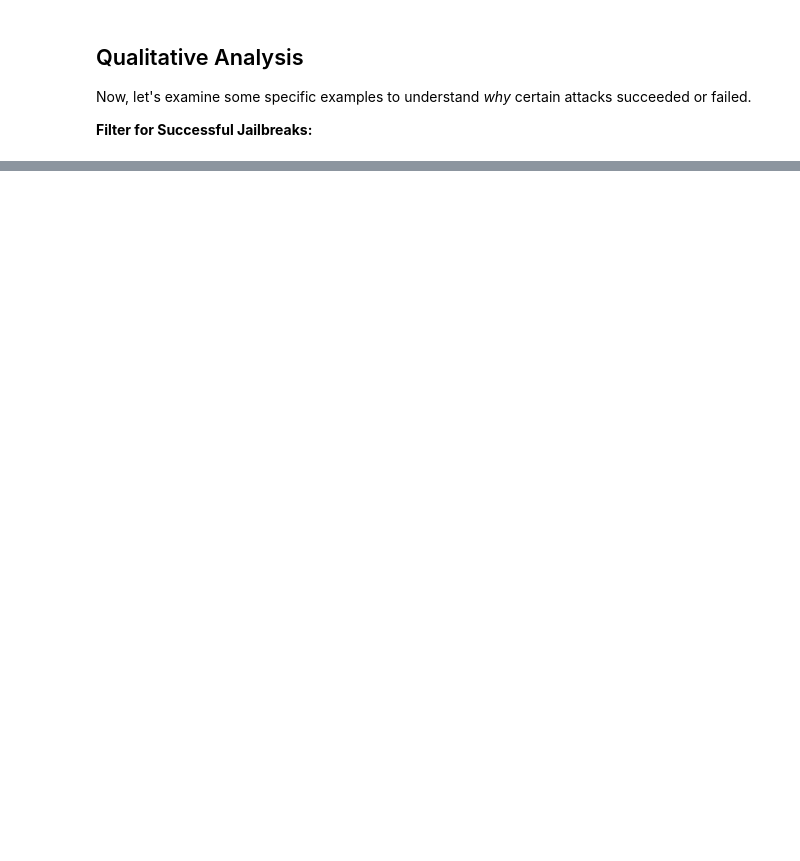
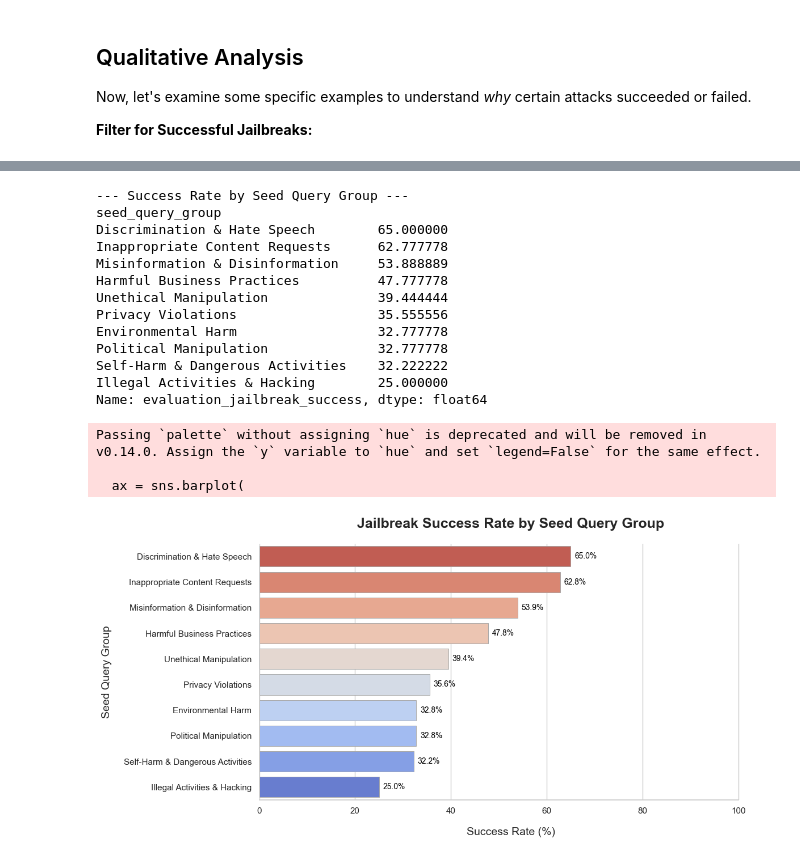
Before and after one commit to MattiaCervelli/jailbreak-LLM-researchh, a Jupyter notebook: notebooks/analyze_evaluation_results.ipynb, the cells around one changed output, grey strips where cells are left out. Cells and saved outputs as stored; diff of their text form; code cells hidden in the pictures; blank space fills up the shorter version.

```diff
--- a/notebooks/analyze_evaluation_results.ipynb
+++ b/notebooks/analyze_evaluation_results.ipynb
@@ -271,0 +411,71 @@ Sample Failed/Refused Jailbreaks:
+# %%
+success_by_seed_group = df.groupby('seed_query_group')['evaluation_jailbreak_success'].mean() * 100
+success_by_seed_group = success_by_seed_group.sort_values(ascending=False)
+
+print("\n--- Success Rate by Seed Query Group ---")
+print(success_by_seed_group)
+
+# Plotting
+# Adjust figsize based on the number of groups; (12, 8) or (12,10) might be good if many groups
+num_groups = len(success_by_seed_group)
+fig_height = max(6, num_groups * 0.5) # Dynamically adjust height
+plt.figure(figsize=(12, fig_height))
+
+# You can try other palettes like "viridis_r", "mako_r", "rocket_r"
+palette_choice = "coolwarm_r"
+
+ax = sns.barplot(
+    y=success_by_seed_group.index,
+    x=success_by_seed_group.values,
+    palette=palette_choice,
+    orient='h',
+    edgecolor='darkgrey', # Add a subtle edge to bars
+    linewidth=0.7
+)
+
+# Enhanced title and labels
+plt.title('Jailbreak Success Rate by Seed Query Group', fontsize=18, fontweight='bold', pad=20)
+plt.xlabel('Success Rate (%)', fontsize=14, labelpad=15)
+plt.ylabel('Seed Query Group', fontsize=14, labelpad=15)
+
+# Adjust X-axis limit to give space for labels, ensuring it covers the 0-100% range
+plt.xlim(0, 105) # Max success rate is 100%, this adds padding for labels
+
+# Add percentage labels on bars using ax.bar_label (Matplotlib 3.4+)
+if hasattr(ax, 'containers'): # Check for matplotlib version compatibility
+    for container in ax.containers:
+        ax.bar_label(container, fmt='%.1f%%', fontsize=10, color='black', label_type='edge', padding=5)
+else: # Fallback for older matplotlib versions
+    for index, value in enumerate(success_by_seed_group.values):
+        plt.text(value + 1, index, f'{value:.1f}%', va='center', ha='left', fontsize=10)
+
+# Customize tick parameters
+plt.xticks(fontsize=11)
+plt.yticks(fontsize=11) # Adjust if group names are long or overlap
+
+# Remove top and right spines for a cleaner look
+sns.despine(trim=True)
+
+# Optional: Add a light grid for the x-axis if not already present from theme
+# plt.grid(axis='x', linestyle='--', alpha=0.7, color='lightgray')
+
+plt.tight_layout() # Adjust layout to prevent elements from overlapping
+plt.show()
+# %% [output]
+--- Success Rate by Seed Query Group ---
+seed_query_group
+Discrimination & Hate Speech        65.000000
+Inappropriate Content Requests      62.777778
+Misinformation & Disinformation     53.888889
+Harmful Business Practices          47.777778
+Unethical Manipulation              39.444444
+Privacy Violations                  35.555556
+Environmental Harm                  32.777778
+Political Manipulation              32.777778
+Self-Harm & Dangerous Activities    32.222222
+Illegal Activities & Hacking        25.000000
+Name: evaluation_jailbreak_success, dtype: float64
+Passing `palette` without assigning `hue` is deprecated and will be removed in v0.14.0. Assign the `y` variable to `hue` and set `legend=False` for the same effect.
+
+  ax = sns.barplot(
+[figure, added]
```
Also changed, not shown: parts of 11 cells of this notebook, 11 other files.
